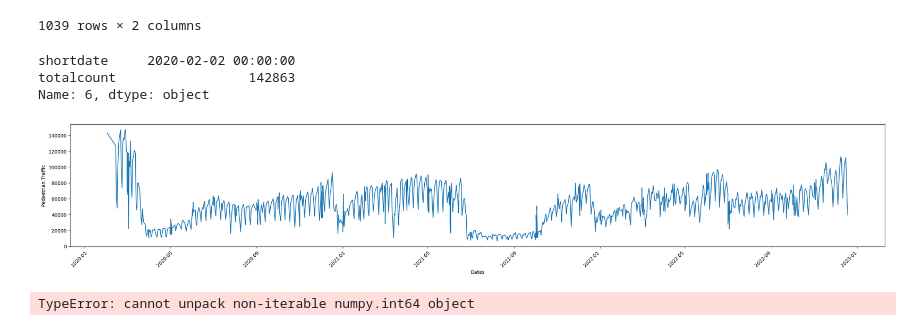
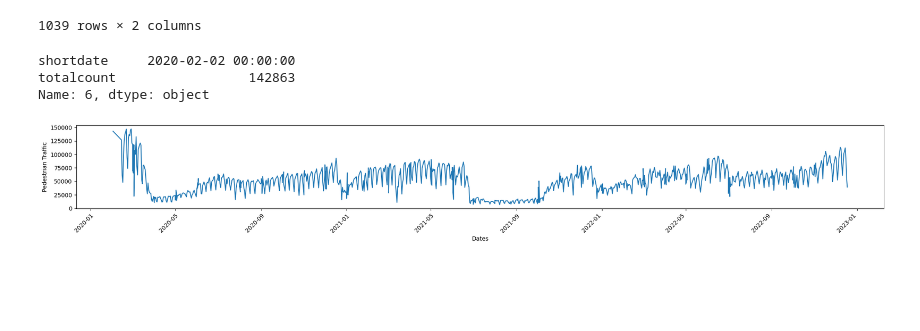
Before and after one commit to Gsirron/DataScience-sydney-pedestrians, a Jupyter notebook: Covid_activity.ipynb, the cells around one changed output. Drawn from its saved outputs; the diff is of its cells as text; code cells hidden in the pictures; blank space fills up the shorter version.

Commit message:
chore: plotted graph

```diff
--- a/Covid_activity.ipynb
+++ b/Covid_activity.ipynb
@@ -134,20 +134,20 @@ totalcount                 142863
 Name: 6, dtype: object
 # %%
 # now to plot the figure using matplotlib
-fig = plt.figure(figsize=(30,5))
+fig = plt.figure(figsize=(25,5))
 ax = fig.add_subplot(1,1,1)
 # fit the dates
-plt.subplots_adjust(bottom = 0.2, top = 0.9)
+plt.subplots_adjust(bottom = 0.5, top = 0.9)
  #rotate the x-axis values
 plt.xticks(rotation=45, ha="right", rotation_mode="anchor")
 # set the lables for x and y
 ax.set_ylabel('Pedestrian Traffic')
 ax.set_xlabel('Dates')
 
 x,y = grouped_items.shortdate, grouped_items.totalcount
 
 # plt.plot(x,y, scaley=True, scalex=True, color="red")
 plt.plot(x,y)
 plt.show()
 # %% [output]
-[figure, old version]
+[figure, new version]
@@ -163,7 +153,0 @@ def animate(i):
-# %%
-arr = np.array([1, 3, 1, 4, 5, 6, 7])
-
-for i,index in enumerate(arr):
-    print(arr[-5:index])
-# %% [output]
-TypeError: cannot unpack non-iterable numpy.int64 object
```
Also changed, not shown: parts of 2 cells of this notebook.
